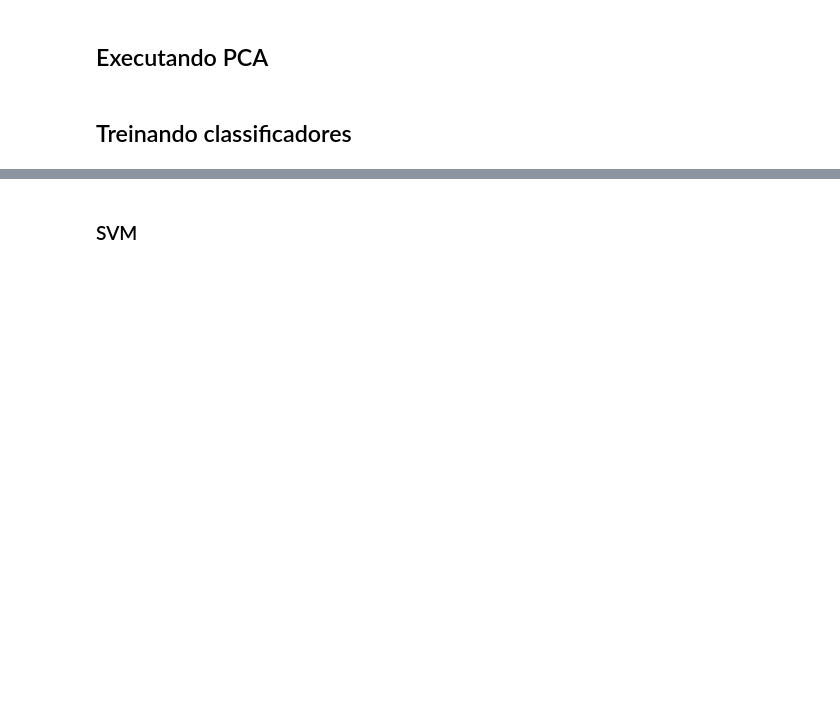
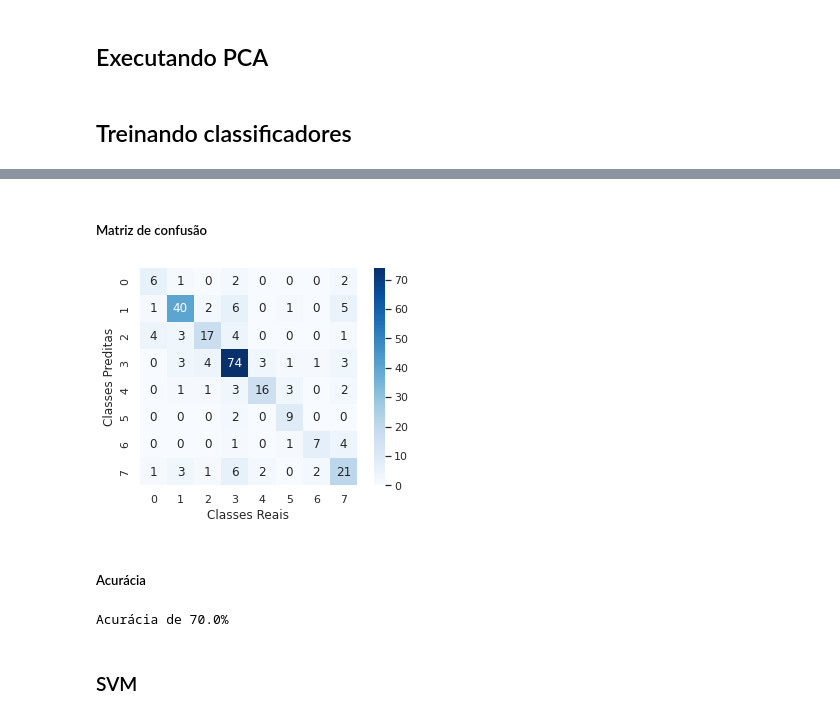
Before and after one commit to gus-phys/AI2-resources, a Jupyter notebook: 10-reducao-dimensionalidade/aulas-praticas/aula2/pca_lda/faces-classification.ipynb, the cells around one changed output, grey strips where cells are left out. Cells and saved outputs as stored; diff of their text form; code cells hidden in the pictures; blank space fills up the shorter version.

```diff
--- a/10-reducao-dimensionalidade/aulas-praticas/aula2/pca_lda/faces-classification.ipynb
+++ b/10-reducao-dimensionalidade/aulas-praticas/aula2/pca_lda/faces-classification.ipynb
@@ -227,0 +280,5 @@ X_test = pca.transform(X_test)
+# %%
+lda = LDA()
+
+lda.fit(X_train, y_train)
+y_pred = lda.predict(X_test)
@@ -228,3 +306,23 @@ X_test = pca.transform(X_test)
+# %% [markdown]
+##### Matriz de confusão
+# %%
+mat = confusion_matrix(y_test, y_pred)
+sns.heatmap(mat.T, square=True, annot=True, fmt='d', cbar=True,
+            xticklabels=np.unique(y_test),
+            yticklabels=np.unique(y_pred),
+            cmap=plt.cm.Blues)
+plt.xlabel('Classes Reais')
+plt.ylabel('Classes Preditas');
+# %% [output]
+[figure, added]
+# %% [markdown]
+##### Acurácia
+# %%
+acc = accuracy_score(y_test, y_pred)
+
+print(f'Acurácia de {round(acc, 2)*100}%')
+# %% [output]
+Acurácia de 70.0%
 # %% [markdown]
 ### SVM
 # %%
```
Also changed, not shown: parts of 17 cells of this notebook.
